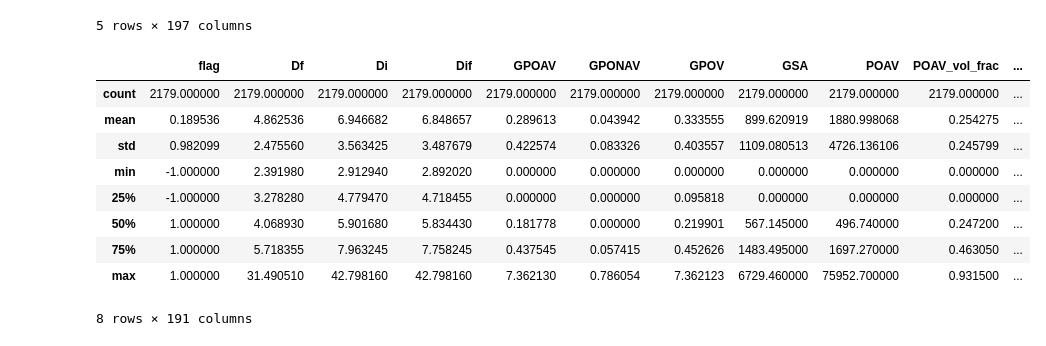
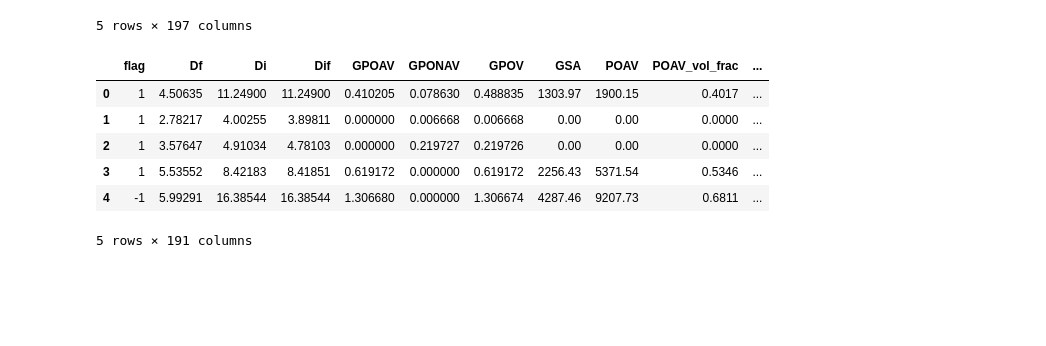
Before and after one commit to XYLiu9357/optimof, a Jupyter notebook: src/model_training/data_explore.ipynb, the cells around one changed output. Drawn from its saved outputs; the diff is of its cells as text; code cells hidden in the pictures; blank space fills up the shorter version.

Commit message:
debug solvent model ongoing: nan after standard scaling

```diff
--- a/src/model_training/data_explore.ipynb
+++ b/src/model_training/data_explore.ipynb
@@ -118,15 +117,13 @@ solvent_all_df.head()
 # %%
 removed_cols = ["Unnamed: 0", "doi", "filename", "0", "CoRE_name", "refcode", "name"]
 solvent_clean_df = solvent_all_df.loc[:, ~solvent_all_df.columns.isin(removed_cols)]
-solvent_clean_df.describe()
+solvent_clean_df.columns[solvent_clean_df.isna().any()].tolist() # List columns with nan values
+solvent_clean_df.head()
 # %% [output]
 |  | flag | Df | Di | Dif | GPOAV | GPONAV | GPOV | GSA | POAV | POAV_vol_frac | ... |
-| count | 2179.000000 | 2179.000000 | 2179.000000 | 2179.000000 | 2179.000000 | 2179.000000 | 2179.000000 | 2179.000000 | 2179.000000 | 2179.000000 | ... |
-| mean | 0.189536 | 4.862536 | 6.946682 | 6.848657 | 0.289613 | 0.043942 | 0.333555 | 899.620919 | 1880.998068 | 0.254275 | ... |
-| std | 0.982099 | 2.475560 | 3.563425 | 3.487679 | 0.422574 | 0.083326 | 0.403557 | 1109.080513 | 4726.136106 | 0.245799 | ... |
-| min | -1.000000 | 2.391980 | 2.912940 | 2.892020 | 0.000000 | 0.000000 | 0.000000 | 0.000000 | 0.000000 | 0.000000 | ... |
-| 25% | -1.000000 | 3.278280 | 4.779470 | 4.718455 | 0.000000 | 0.000000 | 0.095818 | 0.000000 | 0.000000 | 0.000000 | ... |
-| 50% | 1.000000 | 4.068930 | 5.901680 | 5.834430 | 0.181778 | 0.000000 | 0.219901 | 567.145000 | 496.740000 | 0.247200 | ... |
-| 75% | 1.000000 | 5.718355 | 7.963245 | 7.758245 | 0.437545 | 0.057415 | 0.452626 | 1483.495000 | 1697.270000 | 0.463050 | ... |
-| max | 1.000000 | 31.490510 | 42.798160 | 42.798160 | 7.362130 | 0.786054 | 7.362123 | 6729.460000 | 75952.700000 | 0.931500 | ... |
+| 0 | 1 | 4.50635 | 11.24900 | 11.24900 | 0.410205 | 0.078630 | 0.488835 | 1303.97 | 1900.15 | 0.4017 | ... |
+| 1 | 1 | 2.78217 | 4.00255 | 3.89811 | 0.000000 | 0.006668 | 0.006668 | 0.00 | 0.00 | 0.0000 | ... |
+| 2 | 1 | 3.57647 | 4.91034 | 4.78103 | 0.000000 | 0.219727 | 0.219726 | 0.00 | 0.00 | 0.0000 | ... |
+| 3 | 1 | 5.53552 | 8.42183 | 8.41851 | 0.619172 | 0.000000 | 0.619172 | 2256.43 | 5371.54 | 0.5346 | ... |
+| 4 | -1 | 5.99291 | 16.38544 | 16.38544 | 1.306680 | 0.000000 | 1.306674 | 4287.46 | 9207.73 | 0.6811 | ... |
-8 rows × 191 columns
+5 rows × 191 columns
```
Also changed, not shown: parts of 2 cells of this notebook, 8 other files.
